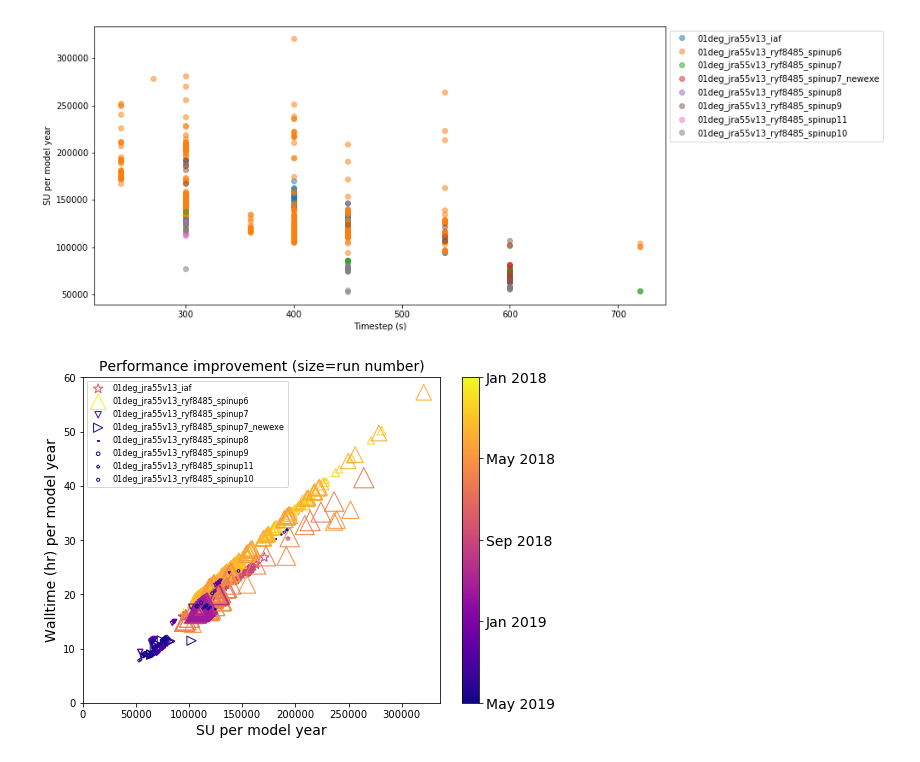
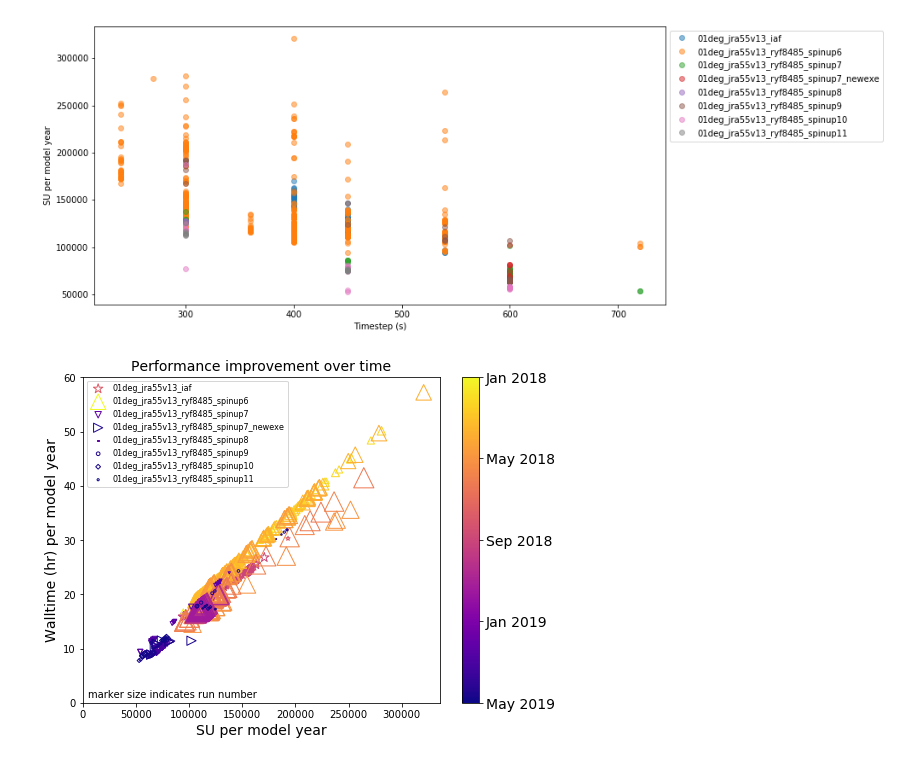
Before and after one commit to aekiss/notebooks, a Jupyter notebook: run_summary.ipynb, the cells around one changed output. Drawn from its saved outputs; the diff is of its cells as text; code cells hidden in the pictures.

Commit message:
run_summary.ipynb tweak

```diff
--- a/run_summary.ipynb
+++ b/run_summary.ipynb
@@ -16,7 +17,9 @@ files = [basedir+'run_summary_01deg_jra55v13_iaf.csv']
 files = files + (glob.glob(basedir+'run_summary_01deg_jra55v13_ryf8485_spinup[6-9].csv'))
 files.append(basedir+'run_summary_01deg_jra55v13_ryf8485_spinup7_newexe.csv')
 files.sort()
-files = files + glob.glob(basedir+'run_summary_01deg_jra55v13_ryf8485_spinup1?.csv')
+files2 = glob.glob(basedir+'run_summary_01deg_jra55v13_ryf8485_spinup1?.csv')
+files2.sort()
+files = files + files2
 files
 # %% [output]
 ['/g/data/hh5/tmp/cosima/access-om2-run-summaries/run_summary_01deg_jra55v13_iaf.csv',
@@ -140,31 +143,32 @@ plotem('Timestep (s)', 'SU per model year')
 # %%
 xk,yk,zk,sk = 'SU per model year', 'Walltime (hr) per model year', 'Run completion date', 'Run number'
 fig, ax = plt.subplots(figsize=(8,6))
 minz = min([min(v[zk]) for v in alldata.values()])
 maxz = max([max(v[zk]) for v in alldata.values()])
 scale = max([max([(d-minz).total_seconds() for d in v[zk]]) for v in alldata.values()])
 # see https://www.robotswillkillusall.org/posts/mpl-scatterplot-colorbar.html
 cmap = mpl.cm.get_cmap('plasma_r')
 normalize = mpl.colors.Normalize(vmin=0, vmax=1)
 marker = itertools.cycle(('*', '^', 'v', '>', 's', 'o', 'D', 'H'))
 
 for fn,v in alldata.items():
     z = [(d-minz).total_seconds()/scale for d in v[zk]]
     colors = [cmap(normalize(value)) for value in z]
     sc = plt.scatter(v[xk], v[yk], marker=next(marker), s=v[sk], edgecolors=colors, facecolors='none', label=fn, alpha=1)
 plt.xlabel(xk, fontsize=14)
 plt.ylabel(yk, fontsize=14)
-plt.title('Performance improvement (size=run number)', fontsize=14)
+plt.title('Performance improvement over time', fontsize=14)
 plt.legend(bbox_to_anchor=(0, 1), loc='upper left', ncol=1, fontsize=8)
 plt.xlim([0,None])
 plt.ylim([0,None])
+ax.annotate('marker size indicates run number', xy=(5000,1)) #, xytext=(0,0))
 
 cbticks = [0, 0.25, 0.5, 0.75, 1]
 cax, _ = mpl.colorbar.make_axes(ax)
 cbar = mpl.colorbar.ColorbarBase(cax, cmap=cmap, norm=normalize, ticks=cbticks)
 cbar.ax.set_yticklabels([d.strftime("%b %Y") for d in [minz+s*(maxz-minz) for s in cbticks]], fontsize=14)
 cbar.ax.invert_yaxis()
 
 plt.savefig('Walltime_SU_vs_date.pdf')
 # %% [output]
-[figure, old version]
+[figure, new version]
```
Also changed, not shown: parts of 9 cells of this notebook.
